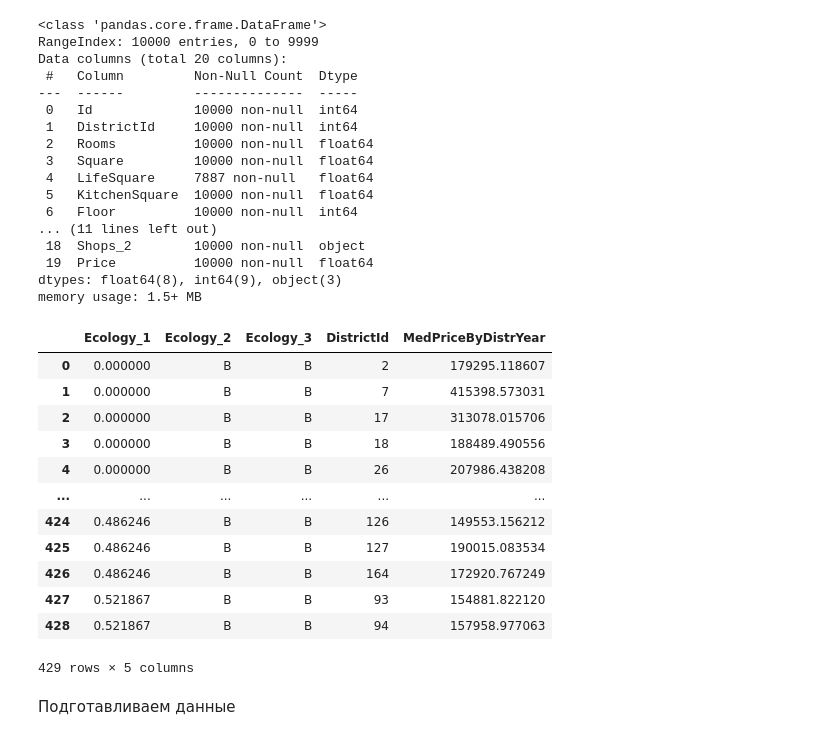
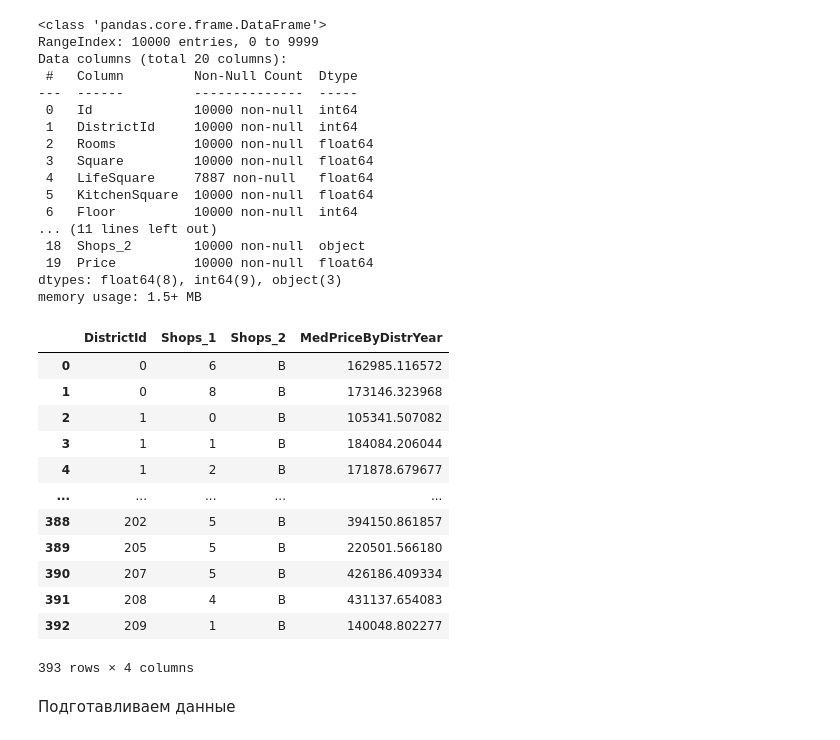
Before and after one commit to kyiashkoievgen/Data-Science, a Jupyter notebook: Kursovoi/Kursovoi.ipynb, the cells around one changed output. Cells and saved outputs as stored; diff of their text form; code cells hidden in the pictures.

```diff
--- a/Kursovoi/Kursovoi.ipynb
+++ b/Kursovoi/Kursovoi.ipynb
@@ -74,22 +74,22 @@ Data columns (total 20 columns):
  19  Price          10000 non-null  float64
 dtypes: float64(8), int64(9), object(3)
 memory usage: 1.5+ MB
-# %%
-train_df.groupby(['Ecology_1','Ecology_2', 'Ecology_3', 'DistrictId'], as_index=False).agg({'Price':'median'}).rename(columns={'Price':'MedPriceByDistrYear'})
-# %% [output]
-|  | Ecology_1 | Ecology_2 | Ecology_3 | DistrictId | MedPriceByDistrYear |
-| 0 | 0.000000 | B | B | 2 | 179295.118607 |
-| 1 | 0.000000 | B | B | 7 | 415398.573031 |
-| 2 | 0.000000 | B | B | 17 | 313078.015706 |
-| 3 | 0.000000 | B | B | 18 | 188489.490556 |
-| 4 | 0.000000 | B | B | 26 | 207986.438208 |
-| ... | ... | ... | ... | ... | ... |
-| 424 | 0.486246 | B | B | 126 | 149553.156212 |
-| 425 | 0.486246 | B | B | 127 | 190015.083534 |
-| 426 | 0.486246 | B | B | 164 | 172920.767249 |
-| 427 | 0.521867 | B | B | 93 | 154881.822120 |
-| 428 | 0.521867 | B | B | 94 | 157958.977063 |
-429 rows × 5 columns
+# %%
+train_df.groupby(['DistrictId','Shops_1','Shops_2'], as_index=False).agg({'Price':'median'}).rename(columns={'Price':'MedPriceByDistrYear'})
+# %% [output]
+|  | DistrictId | Shops_1 | Shops_2 | MedPriceByDistrYear |
+| 0 | 0 | 6 | B | 162985.116572 |
+| 1 | 0 | 8 | B | 173146.323968 |
+| 2 | 1 | 0 | B | 105341.507082 |
+| 3 | 1 | 1 | B | 184084.206044 |
+| 4 | 1 | 2 | B | 171878.679677 |
+| ... | ... | ... | ... | ... |
+| 388 | 202 | 5 | B | 394150.861857 |
+| 389 | 205 | 5 | B | 220501.566180 |
+| 390 | 207 | 5 | B | 426186.409334 |
+| 391 | 208 | 4 | B | 431137.654083 |
+| 392 | 209 | 1 | B | 140048.802277 |
+393 rows × 4 columns
 # %% [markdown]
 Подготавливаем данные
 # %%
```
Also changed, not shown: parts of 24 cells of this notebook.
